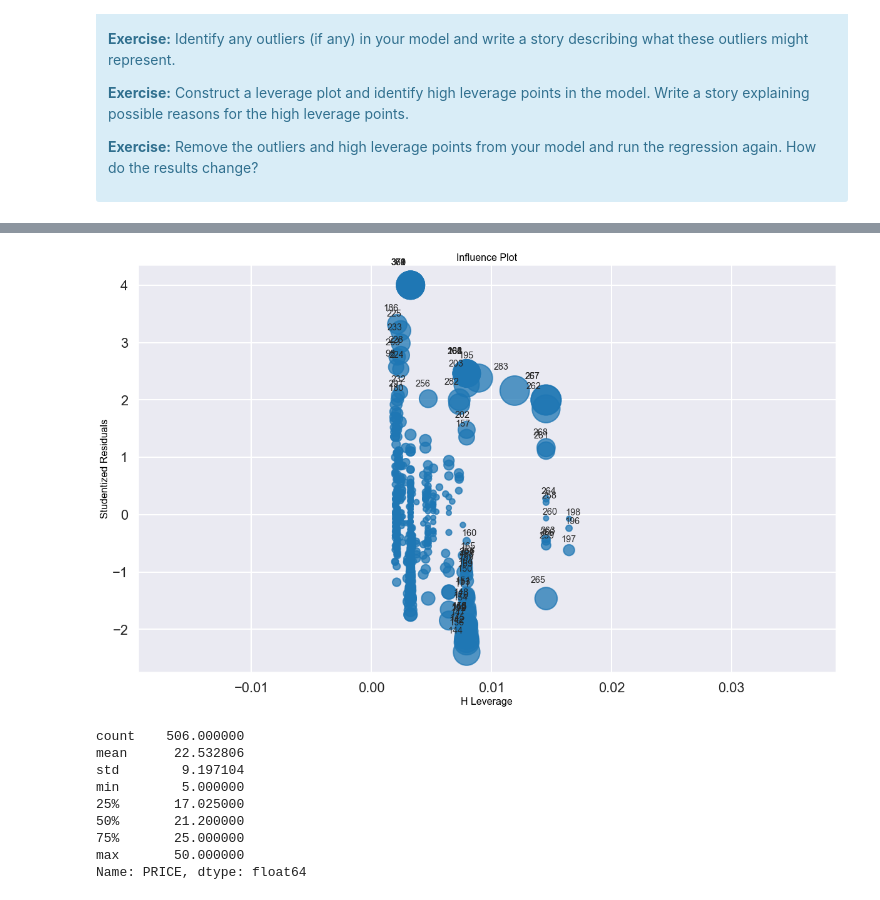
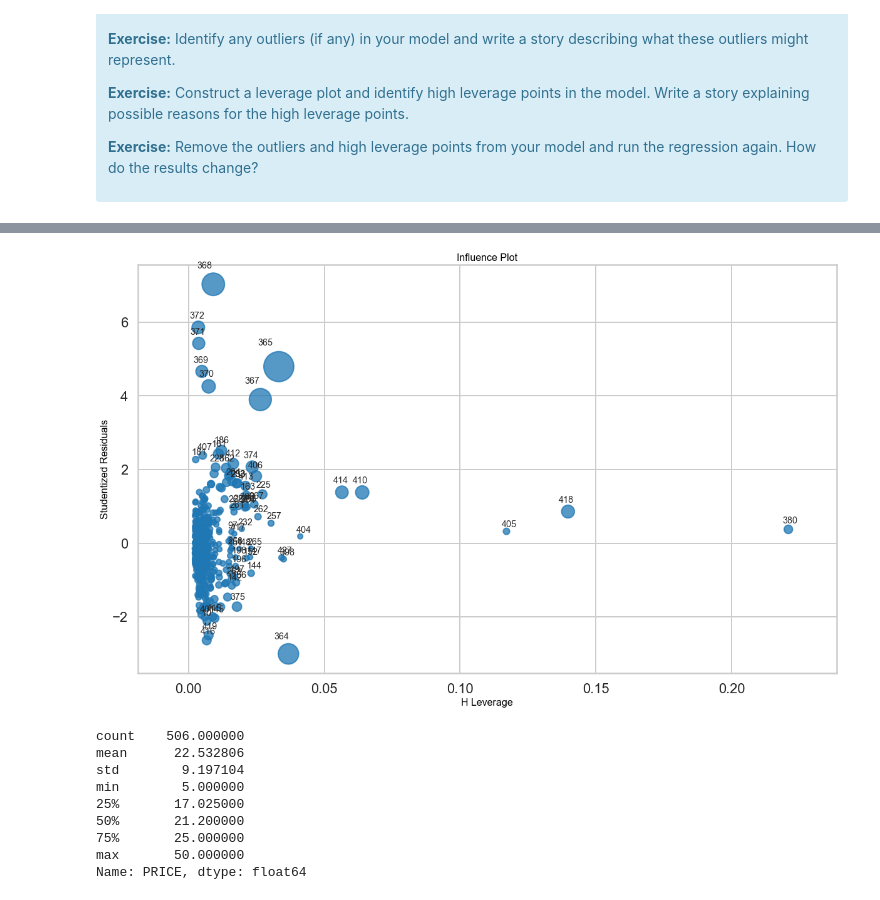
Before and after one commit to rt0161/10.1.5-LinearRegression-Boston-Housing-Dataset, a Jupyter notebook: Mini_Project_Linear_Regression.ipynb, the cells around one changed output, grey strips where cells are left out. Cells and saved outputs as stored; diff of their text form; code cells hidden in the pictures.

```diff
--- a/Mini_Project_Linear_Regression.ipynb
+++ b/Mini_Project_Linear_Regression.ipynb
@@ -1107,8 +1107,9 @@ plot_leverage_resid2(m3,markersize =5, ax=ax)
 # %%
+#plotting influence plot
 fig, ax=plt.subplots(figsize=(20,12))
-fig = influence_plot(m3, ax=ax)
+fig = influence_plot(m1, ax=ax)
 # %% [output]
-[figure, old version]
+[figure, new version]
 # %%
 ## exclude outliers
 print(bos.PRICE.describe())
```
Also changed, not shown: parts of 14 cells of this notebook.
